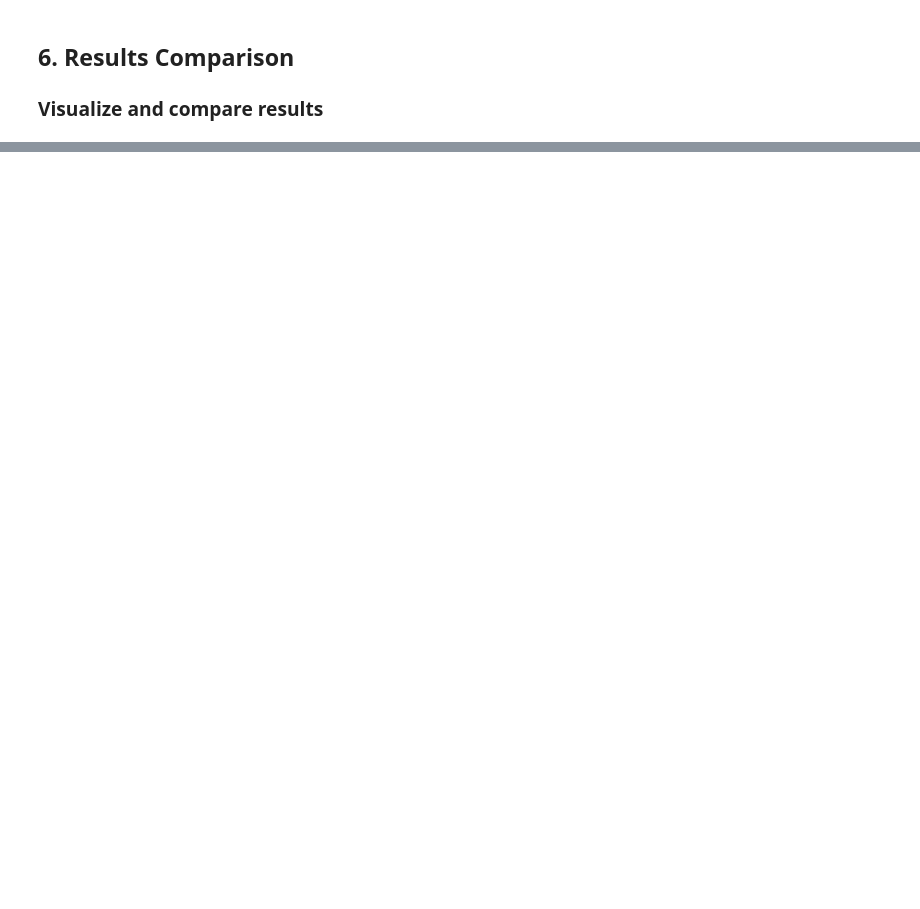
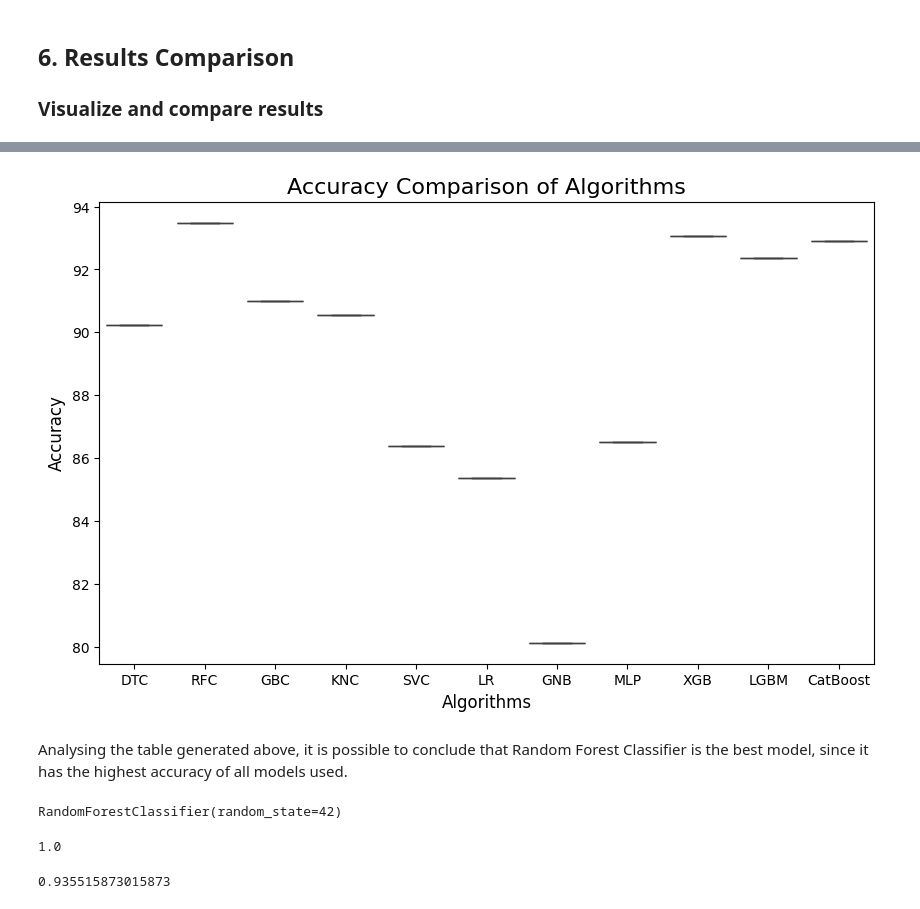
Before and after one commit to leonor-f/AIprojects, a Jupyter notebook: proj2/spruce_tree.ipynb, the cells around one changed output, grey strips where cells are left out. Saved outputs shown, nothing was run; the diff lists cells and outputs as text; code cells hidden in the pictures; blank space fills up the shorter version.

```diff
--- a/proj2/spruce_tree.ipynb
+++ b/proj2/spruce_tree.ipynb
@@ -209,24 +225 @@ plt.show()
 ### Initialize models
-# %%
-X = new_data.drop('Tree_Type', axis=1)
-y = new_data['Tree_Type']
-X_train, X_test, y_train, y_test = train_test_split(X, y, test_size=0.2, random_state=42)
-
-scaler = StandardScaler()
-X_train = scaler.fit_transform(X_train)
-X_test = scaler.transform(X_test)
-new_data.describe().round(2)
-
-models = [
-    DecisionTreeClassifier(),
-    RandomForestClassifier(),
-    GradientBoostingClassifier(),
-    KNeighborsClassifier(),
-    SVC(),
-    LogisticRegression(),
-    GaussianNB(),
-    MLPClassifier(),
-    XGBClassifier(),
-    LGBMClassifier(verbose=-1),
-    CatBoostClassifier(verbose=0)
-]
@@ -291,0 +291,37 @@ for i, confusion_matrix in enumerate(confusion_matrices):
+# %%
+accuracy_data = []
+for model_name in model_names:
+    accuracy_scores = results_df.loc[results_df['Model'] == model_name, 'Accuracy'].values
+    accuracy_data.append(accuracy_scores)
+
+# Create the box plot
+fig, ax = plt.subplots(figsize=(10, 6))
+ax = sns.boxplot(data=accuracy_data)
+
+# Add x-tick labels with model names
+ax.set_xticklabels(model_names)
+
+# Add labels and title
+ax.set_xlabel('Algorithms', fontsize=12)
+ax.set_ylabel('Accuracy', fontsize=12)
+ax.set_title('Accuracy Comparison of Algorithms', fontsize=16)
+
+# Show the plot
+plt.show()
+# %% [output]
+[figure, added]
+# %% [markdown]
+Analysing the table generated above, it is possible to conclude that Random Forest Classifier is the best model, since it has the highest accuracy of all models used.
+# %%
+best_model = RandomForestClassifier(random_state=42)
+best_model.fit(X_train, y_train)
+# %% [output]
+RandomForestClassifier(random_state=42)
+# %%
+best_model.score(X_train, y_train)
+# %% [output]
+1.0
+# %%
+best_model.score(X_test, y_test)
+# %% [output]
+0.935515873015873
```
Also changed, not shown: parts of 37 cells of this notebook, 6 other files.
